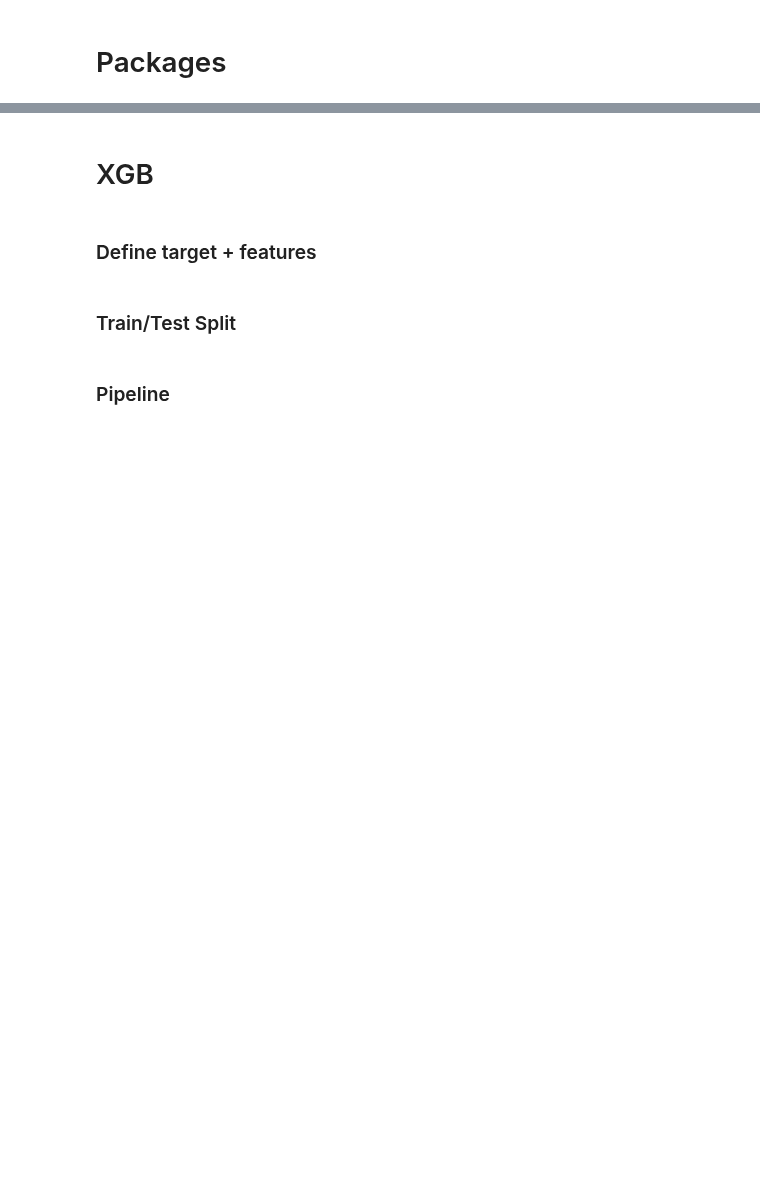
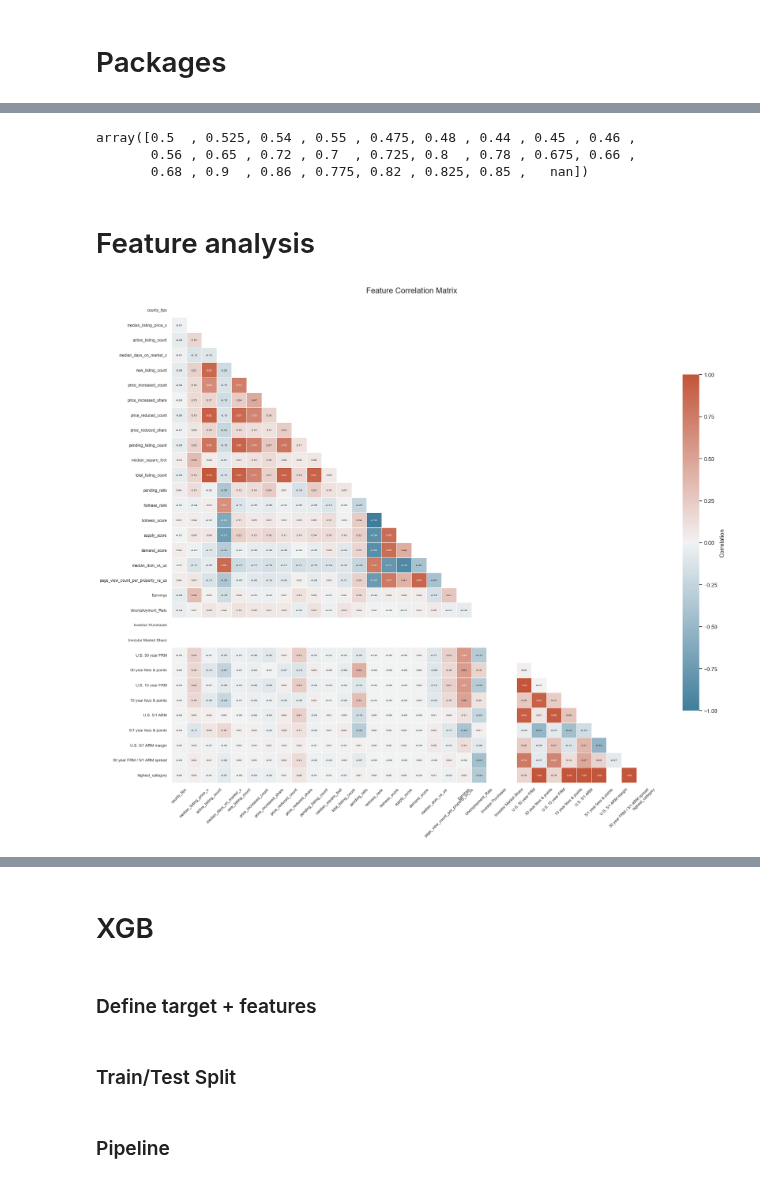
Before and after one commit to walde363/covid-housing-forecast, a Jupyter notebook: notebooks/model_testing_and_feature_engineering.ipynb, the cells around one changed output, grey strips where cells are left out. Cells and saved outputs as stored; diff of their text form; code cells hidden in the pictures; blank space fills up the shorter version.

```diff
--- a/notebooks/model_testing_and_feature_engineering.ipynb
+++ b/notebooks/model_testing_and_feature_engineering.ipynb
@@ -19,0 +15,2 @@ df = pd.read_csv("../data/processed/RDC_Inventory_Core_Metrics_Zip_History.csv")
+# %%
+df = pd.read_csv("../data/processed/processed_data_pre_model.csv")
@@ -19,0 +69,45 @@ df = pd.read_csv("../data/processed/RDC_Inventory_Core_Metrics_Zip_History.csv")
+# %%
+df['30 year fees & points'].unique()
+# %% [output]
+array([0.5  , 0.525, 0.54 , 0.55 , 0.475, 0.48 , 0.44 , 0.45 , 0.46 ,
+       0.56 , 0.65 , 0.72 , 0.7  , 0.725, 0.8  , 0.78 , 0.675, 0.66 ,
+       0.68 , 0.9  , 0.86 , 0.775, 0.82 , 0.825, 0.85 ,   nan])
+# %% [markdown]
+# Feature analysis
+# %%
+import matplotlib.pyplot as plt
+import seaborn as sns
+
+corr = df.select_dtypes(include=[np.number]).corr()
+
+# Cluster the correlation matrix for better grouping
+sns.set_theme(style="white")
+fig, ax = plt.subplots(figsize=(20, 16))
+
+# Mask the upper triangle
+mask = np.triu(np.ones_like(corr, dtype=bool))
+
+cmap = sns.diverging_palette(230, 20, as_cmap=True)
+
+sns.heatmap(
+    corr,
+    mask=mask,
+    cmap=cmap,
+    vmin=-1, vmax=1,
+    center=0,
+    annot=True,
+    fmt=".2f",
+    annot_kws={"size": 6},
+    square=True,
+    linewidths=0.5,
+    cbar_kws={"shrink": 0.7, "label": "Correlation"},
+    ax=ax
+)
+
+ax.set_title("Feature Correlation Matrix", fontsize=16, pad=20)
+ax.tick_params(axis="x", rotation=45, labelsize=8)
+ax.tick_params(axis="y", rotation=0, labelsize=8)
+plt.tight_layout()
+plt.show()
+# %% [output]
+[figure, added]
```
Also changed, not shown: parts of 11 cells of this notebook, 2 other files.
